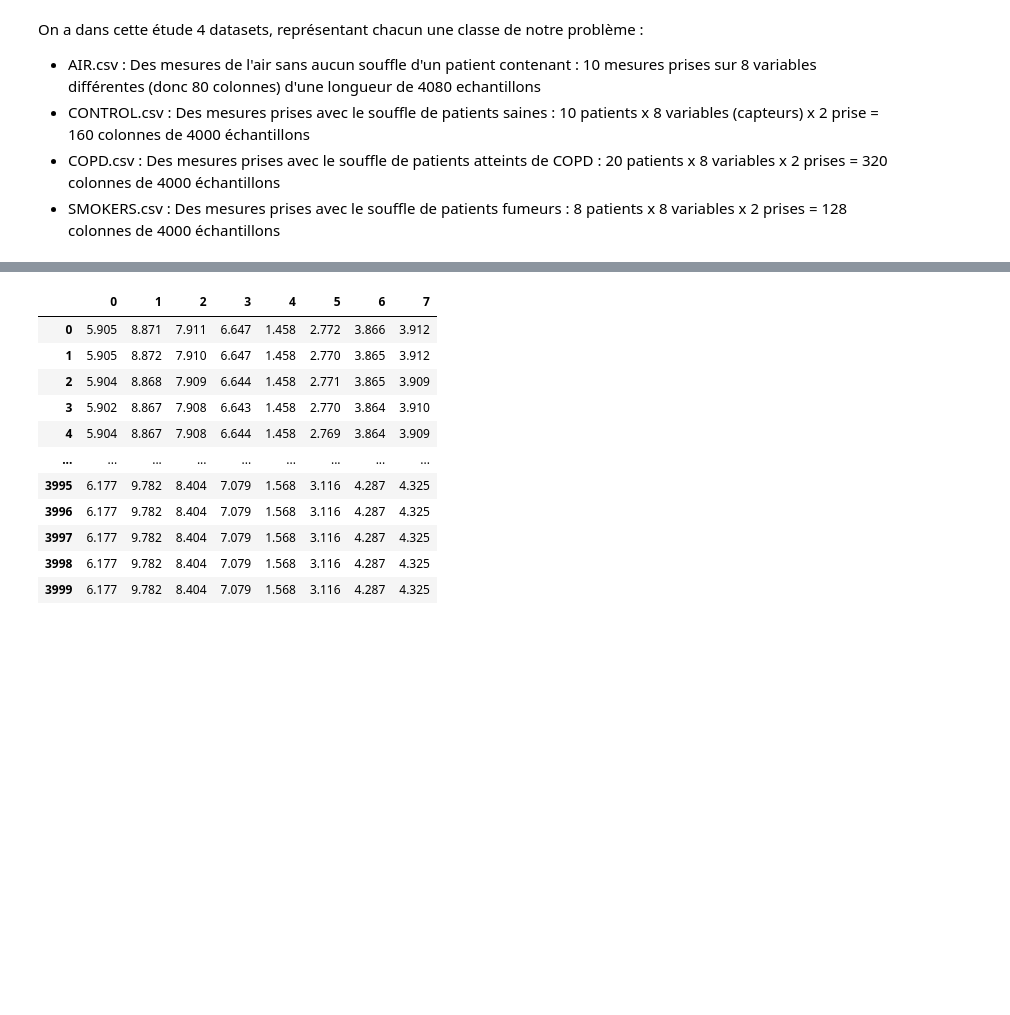
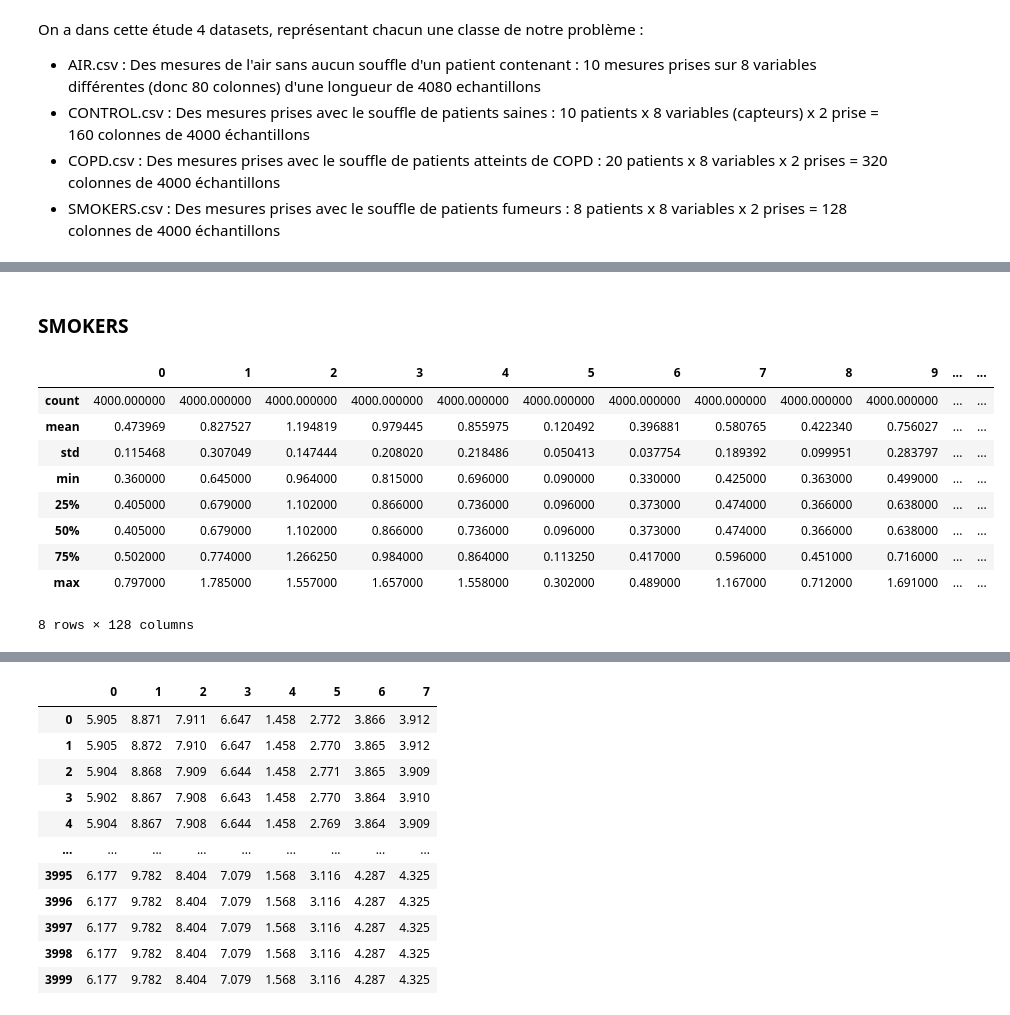
Before and after one commit to MohamedNennouche/COPD-Detection, a Jupyter notebook: COPD-notebook.ipynb, the cells around one changed output, grey strips where cells are left out. Saved outputs shown, nothing was run; the diff lists cells and outputs as text; code cells hidden in the pictures; blank space fills up the shorter version.

```diff
--- a/COPD-notebook.ipynb
+++ b/COPD-notebook.ipynb
@@ -30,0 +67,15 @@ monFichier
+# %% [markdown]
+### SMOKERS
+# %%
+data_smokers.describe()
+# %% [output]
+|  | 0 | 1 | 2 | 3 | 4 | 5 | 6 | 7 | 8 | 9 | ... | ... |
+| count | 4000.000000 | 4000.000000 | 4000.000000 | 4000.000000 | 4000.000000 | 4000.000000 | 4000.000000 | 4000.000000 | 4000.000000 | 4000.000000 | ... | ... |
+| mean | 0.473969 | 0.827527 | 1.194819 | 0.979445 | 0.855975 | 0.120492 | 0.396881 | 0.580765 | 0.422340 | 0.756027 | ... | ... |
+| std | 0.115468 | 0.307049 | 0.147444 | 0.208020 | 0.218486 | 0.050413 | 0.037754 | 0.189392 | 0.099951 | 0.283797 | ... | ... |
+| min | 0.360000 | 0.645000 | 0.964000 | 0.815000 | 0.696000 | 0.090000 | 0.330000 | 0.425000 | 0.363000 | 0.499000 | ... | ... |
+| 25% | 0.405000 | 0.679000 | 1.102000 | 0.866000 | 0.736000 | 0.096000 | 0.373000 | 0.474000 | 0.366000 | 0.638000 | ... | ... |
+| 50% | 0.405000 | 0.679000 | 1.102000 | 0.866000 | 0.736000 | 0.096000 | 0.373000 | 0.474000 | 0.366000 | 0.638000 | ... | ... |
+| 75% | 0.502000 | 0.774000 | 1.266250 | 0.984000 | 0.864000 | 0.113250 | 0.417000 | 0.596000 | 0.451000 | 0.716000 | ... | ... |
+| max | 0.797000 | 1.785000 | 1.557000 | 1.657000 | 1.558000 | 0.302000 | 0.489000 | 1.167000 | 0.712000 | 1.691000 | ... | ... |
+8 rows × 128 columns
```
Also changed, not shown: parts of 13 cells of this notebook, 2 other files.
